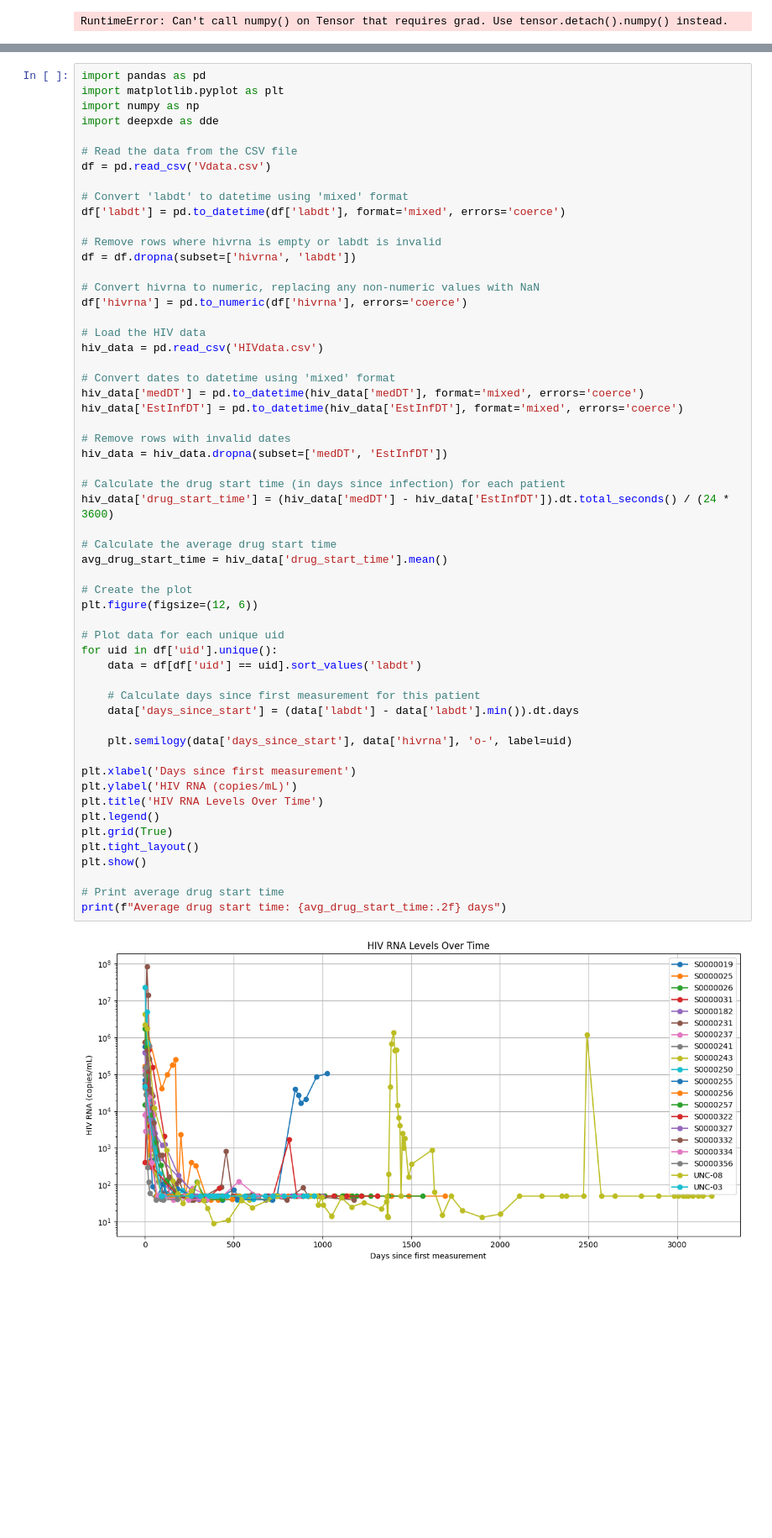
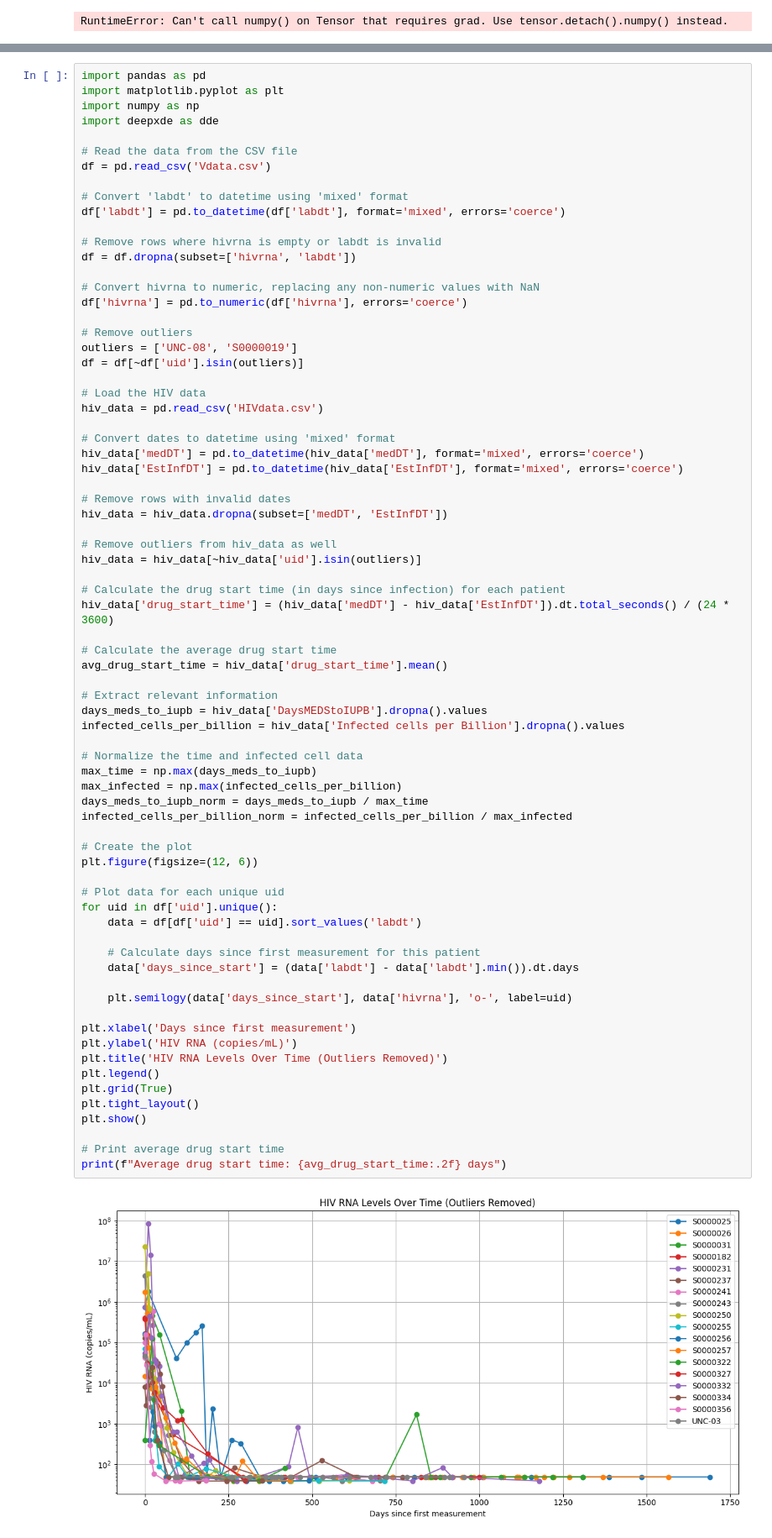
Before and after one commit to sebastian-griego/PINN-Research, a Jupyter notebook: IncludeData.ipynb, the cells around one changed output, grey strips where cells are left out. Shown at 84% size. Saved outputs shown, nothing was run; the diff lists cells and outputs as text; blank space fills up the shorter version.

```diff
--- a/IncludeData.ipynb
+++ b/IncludeData.ipynb
@@ -197,6 +197,10 @@ df = df.dropna(subset=['hivrna', 'labdt'])
 # Convert hivrna to numeric, replacing any non-numeric values with NaN
 df['hivrna'] = pd.to_numeric(df['hivrna'], errors='coerce')
 
+# Remove outliers
+outliers = ['UNC-08', 'S0000019']
+df = df[~df['uid'].isin(outliers)]
+
 # Load the HIV data
 hiv_data = pd.read_csv('HIVdata.csv')
 
@@ -207,33 +211,46 @@ hiv_data['EstInfDT'] = pd.to_datetime(hiv_data['EstInfDT'], format='mixed', erro
 # Remove rows with invalid dates
 hiv_data = hiv_data.dropna(subset=['medDT', 'EstInfDT'])
 
+# Remove outliers from hiv_data as well
+hiv_data = hiv_data[~hiv_data['uid'].isin(outliers)]
+
 # Calculate the drug start time (in days since infection) for each patient
 hiv_data['drug_start_time'] = (hiv_data['medDT'] - hiv_data['EstInfDT']).dt.total_seconds() / (24 * 3600)
 
 # Calculate the average drug start time
 avg_drug_start_time = hiv_data['drug_start_time'].mean()
+
+# Extract relevant information
+days_meds_to_iupb = hiv_data['DaysMEDStoIUPB'].dropna().values
+infected_cells_per_billion = hiv_data['Infected cells per Billion'].dropna().values
+
+# Normalize the time and infected cell data
+max_time = np.max(days_meds_to_iupb)
+max_infected = np.max(infected_cells_per_billion)
+days_meds_to_iupb_norm = days_meds_to_iupb / max_time
+infected_cells_per_billion_norm = infected_cells_per_billion / max_infected
 
 # Create the plot
 plt.figure(figsize=(12, 6))
 
 # Plot data for each unique uid
 for uid in df['uid'].unique():
     data = df[df['uid'] == uid].sort_values('labdt')
 
     # Calculate days since first measurement for this patient
     data['days_since_start'] = (data['labdt'] - data['labdt'].min()).dt.days
 
     plt.semilogy(data['days_since_start'], data['hivrna'], 'o-', label=uid)
 
 plt.xlabel('Days since first measurement')
 plt.ylabel('HIV RNA (copies/mL)')
-plt.title('HIV RNA Levels Over Time')
+plt.title('HIV RNA Levels Over Time (Outliers Removed)')
 plt.legend()
 plt.grid(True)
 plt.tight_layout()
 plt.show()
 
 # Print average drug start time
 print(f"Average drug start time: {avg_drug_start_time:.2f} days")
 # %% [output]
-[figure, old version]
+[figure, new version]
```
Also changed, not shown: parts of 11 cells of this notebook.
